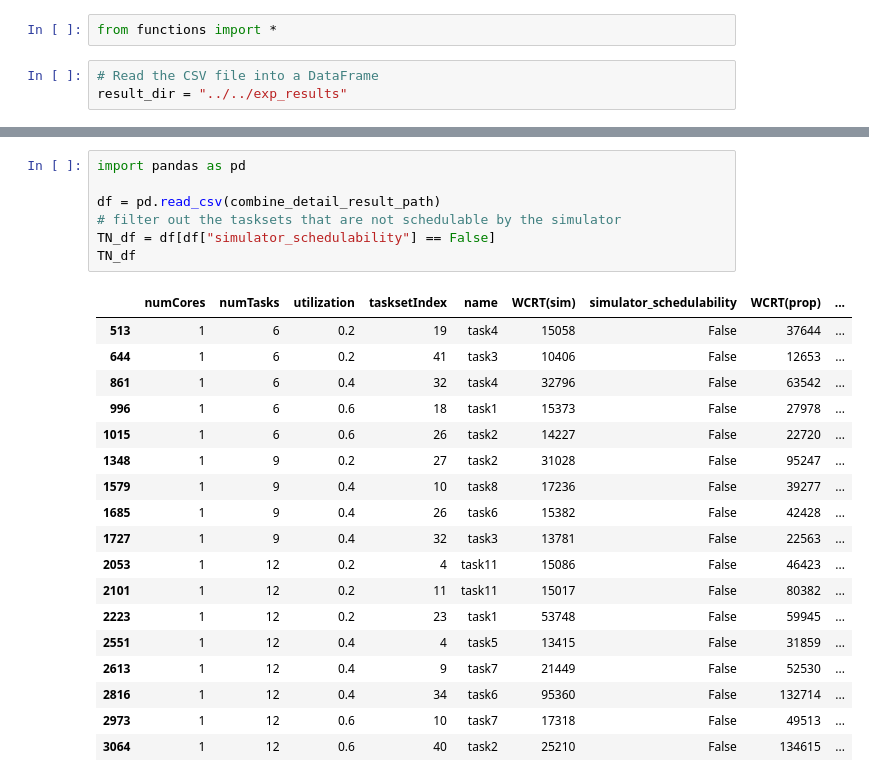
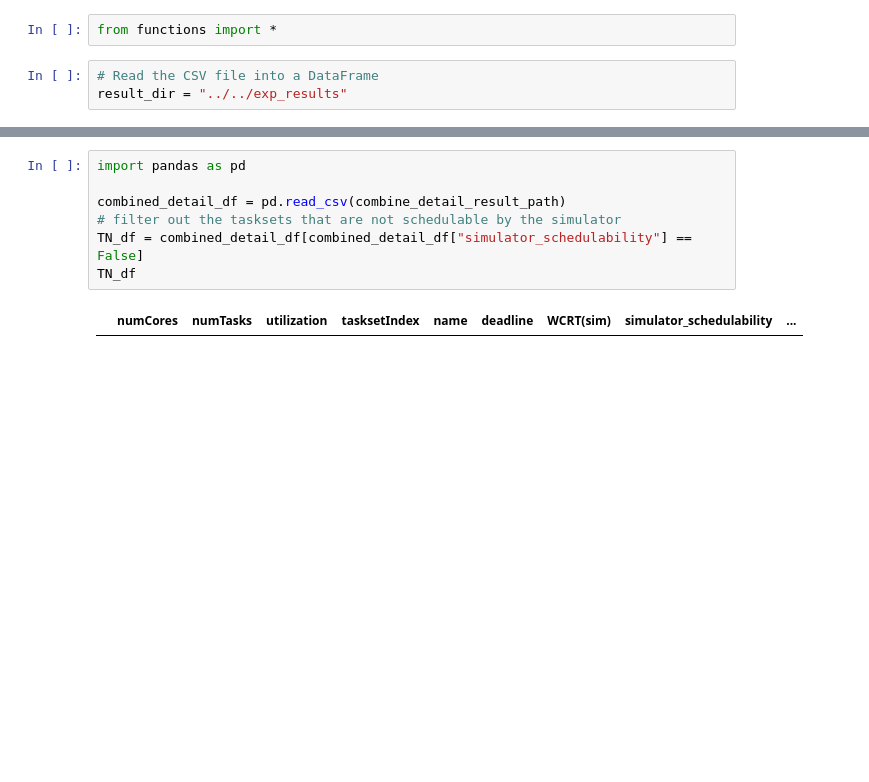
Before and after one commit to YoonKyonghwan/CFS_WCRT_Analysis, a Jupyter notebook: script/analysis/correctness.ipynb, the cells around one changed output, grey strips where cells are left out. Saved outputs shown, nothing was run; the diff lists cells and outputs as text; blank space fills up the shorter version.

Commit message:
update analysis result

```diff
--- a/script/analysis/correctness.ipynb
+++ b/script/analysis/correctness.ipynb
@@ -81,29 +52,12 @@ check_correntness(combine_detail_result_path, output_path)
 # %%
 import pandas as pd
 
-df = pd.read_csv(combine_detail_result_path)
+combined_detail_df = pd.read_csv(combine_detail_result_path)
 # filter out the tasksets that are not schedulable by the simulator
-TN_df = df[df["simulator_schedulability"] == False]
+TN_df = combined_detail_df[combined_detail_df["simulator_schedulability"] == False]
 TN_df
 # %% [output]
-|  | numCores | numTasks | utilization | tasksetIndex | name | WCRT(sim) | simulator_schedulability | WCRT(prop) | ... |
-| 513 | 1 | 6 | 0.2 | 19 | task4 | 15058 | False | 37644 | ... |
-| 644 | 1 | 6 | 0.2 | 41 | task3 | 10406 | False | 12653 | ... |
-| 861 | 1 | 6 | 0.4 | 32 | task4 | 32796 | False | 63542 | ... |
-| 996 | 1 | 6 | 0.6 | 18 | task1 | 15373 | False | 27978 | ... |
-| 1015 | 1 | 6 | 0.6 | 26 | task2 | 14227 | False | 22720 | ... |
-| 1348 | 1 | 9 | 0.2 | 27 | task2 | 31028 | False | 95247 | ... |
-| 1579 | 1 | 9 | 0.4 | 10 | task8 | 17236 | False | 39277 | ... |
-| 1685 | 1 | 9 | 0.4 | 26 | task6 | 15382 | False | 42428 | ... |
-| 1727 | 1 | 9 | 0.4 | 32 | task3 | 13781 | False | 22563 | ... |
-| 2053 | 1 | 12 | 0.2 | 4 | task11 | 15086 | False | 46423 | ... |
-| 2101 | 1 | 12 | 0.2 | 11 | task11 | 15017 | False | 80382 | ... |
-| 2223 | 1 | 12 | 0.2 | 23 | task1 | 53748 | False | 59945 | ... |
-| 2551 | 1 | 12 | 0.4 | 4 | task5 | 13415 | False | 31859 | ... |
-| 2613 | 1 | 12 | 0.4 | 9 | task7 | 21449 | False | 52530 | ... |
-| 2816 | 1 | 12 | 0.4 | 34 | task6 | 95360 | False | 132714 | ... |
-| 2973 | 1 | 12 | 0.6 | 10 | task7 | 17318 | False | 49513 | ... |
-| 3064 | 1 | 12 | 0.6 | 40 | task2 | 25210 | False | 134615 | ... |
+|  | numCores | numTasks | utilization | tasksetIndex | name | deadline | WCRT(sim) | simulator_schedulability | ... |
 # %%
 summary_df = pd.read_csv(summary_path)
 num_cores = 1
```
Also changed, not shown: parts of 6 cells of this notebook, 4 other files.
